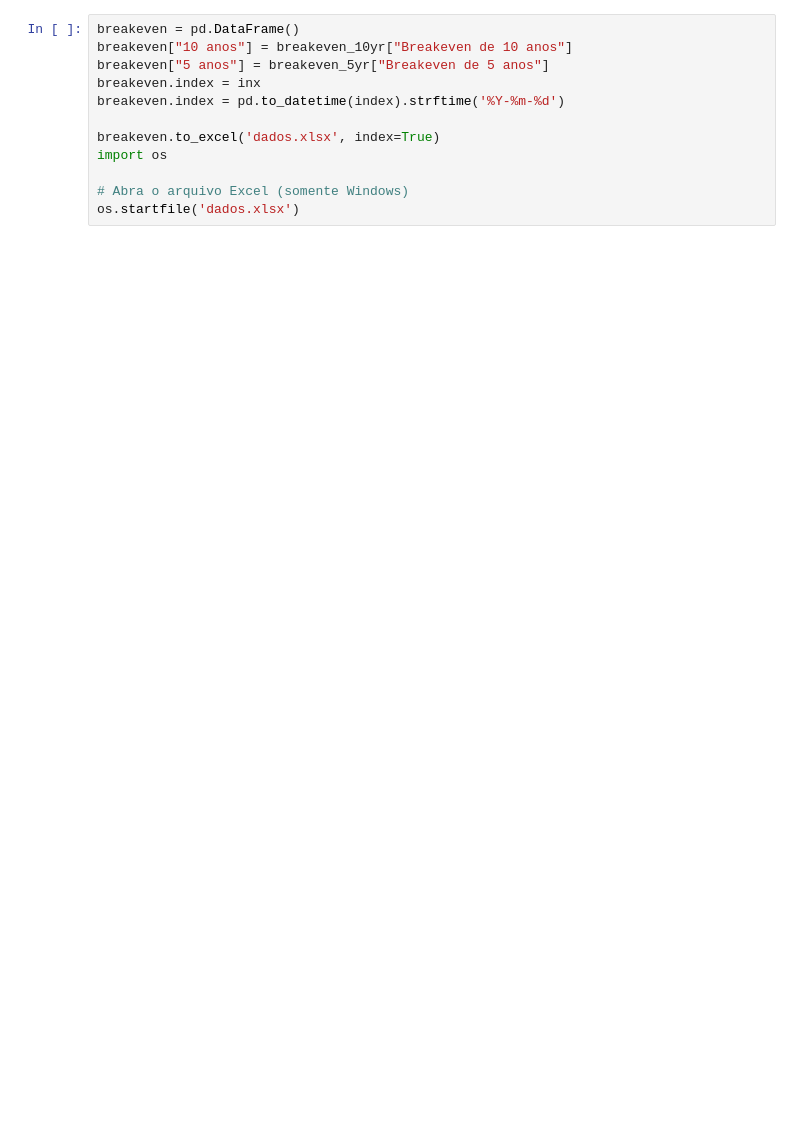
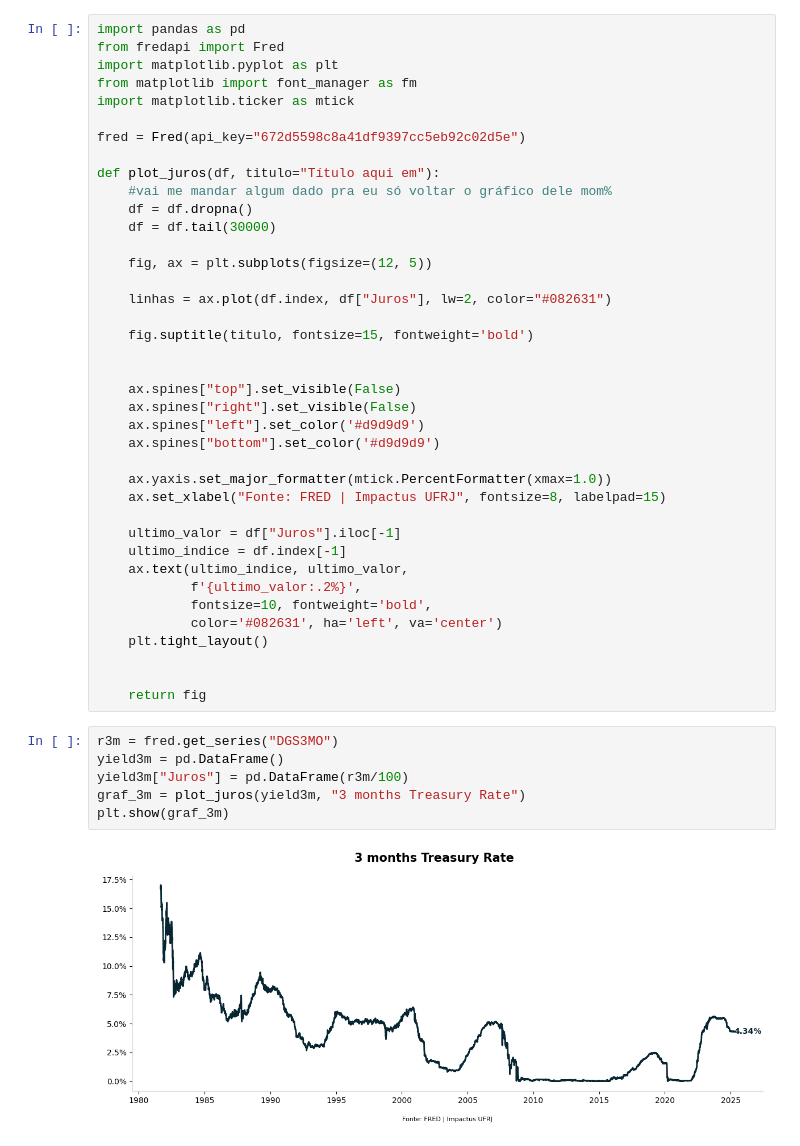
Before and after one commit to Joao-Henrique-Q/Impactus_Python_Scripts, a Jupyter notebook: Juros_e_afins.ipynb, the cells around one changed output. Cells and saved outputs as stored; diff of their text form; blank space fills up the shorter version.

Commit message:
comecei juros

```diff
--- a/Juros_e_afins.ipynb
+++ b/Juros_e_afins.ipynb
@@ -124,12 +110,47 @@ plt.show()
-# %%
-breakeven = pd.DataFrame()
-breakeven["10 anos"] = breakeven_10yr["Breakeven de 10 anos"]
-breakeven["5 anos"] = breakeven_5yr["Breakeven de 5 anos"]
-breakeven.index = inx
-breakeven.index = pd.to_datetime(index).strftime('%Y-%m-%d')
-
-breakeven.to_excel('dados.xlsx', index=True)
-import os
-
-# Abra o arquivo Excel (somente Windows)
-os.startfile('dados.xlsx')
+# %%
+import pandas as pd
+from fredapi import Fred
+import matplotlib.pyplot as plt
+from matplotlib import font_manager as fm
+import matplotlib.ticker as mtick
+
+fred = Fred(api_key="672d5598c8a41df9397cc5eb92c02d5e")
+
+def plot_juros(df, titulo="Título aqui em"):
+    #vai me mandar algum dado pra eu só voltar o gráfico dele mom%
+    df = df.dropna()
+    df = df.tail(30000)
+
+    fig, ax = plt.subplots(figsize=(12, 5))
+
+    linhas = ax.plot(df.index, df["Juros"], lw=2, color="#082631")
+
+    fig.suptitle(titulo, fontsize=15, fontweight='bold')
+
+
+    ax.spines["top"].set_visible(False)
+    ax.spines["right"].set_visible(False)
+    ax.spines["left"].set_color('#d9d9d9')
+    ax.spines["bottom"].set_color('#d9d9d9')
+
+    ax.yaxis.set_major_formatter(mtick.PercentFormatter(xmax=1.0))
+    ax.set_xlabel("Fonte: FRED | Impactus UFRJ", fontsize=8, labelpad=15)
+
+    ultimo_valor = df["Juros"].iloc[-1]
+    ultimo_indice = df.index[-1]
+    ax.text(ultimo_indice, ultimo_valor,
+            f'{ultimo_valor:.2%}',
+            fontsize=10, fontweight='bold',
+            color='#082631', ha='left', va='center')
+    plt.tight_layout()
+
+
+    return fig
+# %%
+r3m = fred.get_series("DGS3MO")
+yield3m = pd.DataFrame()
+yield3m["Juros"] = pd.DataFrame(r3m/100)
+graf_3m = plot_juros(yield3m, "3 months Treasury Rate")
+plt.show(graf_3m)
+# %% [output]
+[figure, added]
```
Also changed, not shown: parts of 8 cells of this notebook, 2 other files.
